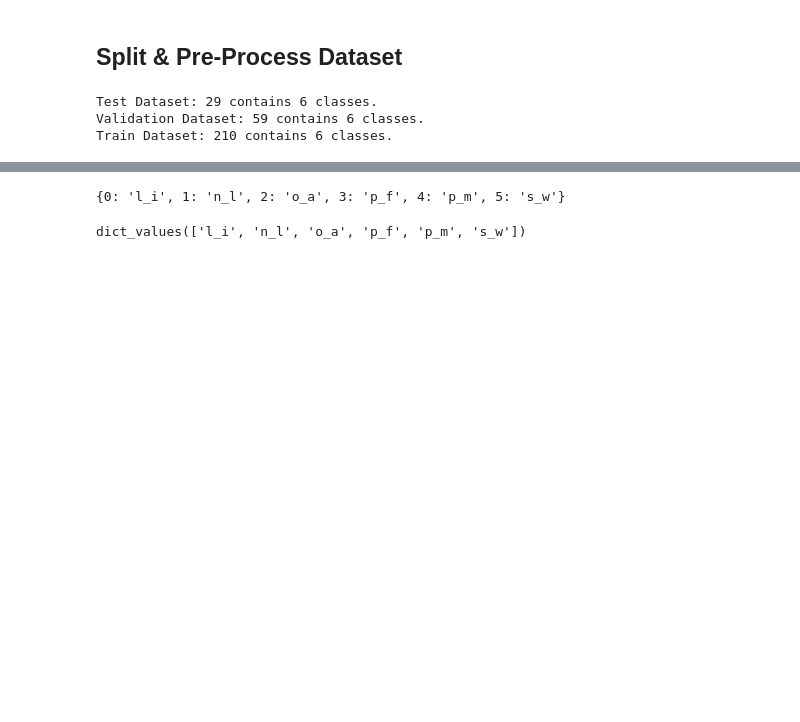
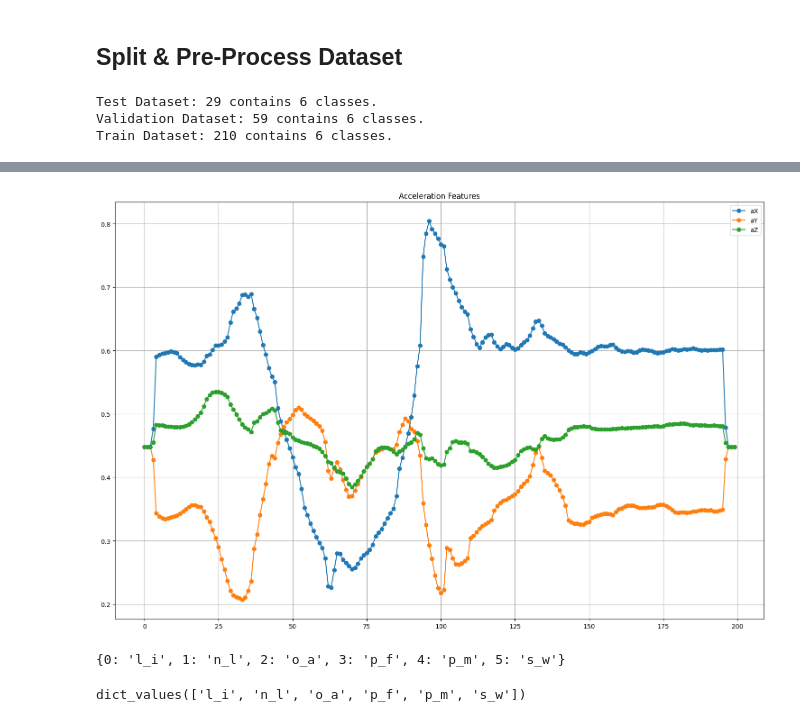
Before and after one commit to VedanshGoenka/RepMate_Tiny_ML, a Jupyter notebook: src/model/notebooks/Initial_Model_TFLite.ipynb, the cells around one changed output, grey strips where cells are left out. Saved outputs shown, nothing was run; the diff lists cells and outputs as text; code cells hidden in the pictures; blank space fills up the shorter version.

```diff
--- a/src/model/notebooks/Initial_Model_TFLite.ipynb
+++ b/src/model/notebooks/Initial_Model_TFLite.ipynb
@@ -913,35 +1023,29 @@ Train: (444, 200, 6) Labels: (444,))
 # %%
-def plot_feature_distribution(data, labels):
-    first_sample = data[0]
-    first_label = labels[0]
+def plot_feature_distribution(data, labels, idx = 0):
+    first_sample = data[idx]
+    first_label = labels[idx]
 
-    # Create a figure with two subplots to visualize the distribution of features
-    fig, axes = plt.subplots(2, 1, figsize=(15, 10))
+    # Create a figure with one subplot
+    fig, ax = plt.subplots(figsize=(15, 10))
 
     # Plot values for acceleration features (0:3)
-    axes[0].plot(first_sample[:, 0], marker="o", label="aX")
-    axes[0].plot(first_sample[:, 1], marker="o", label="aY")
-    axes[0].plot(first_sample[:, 2], marker="o", label="aZ")
-    axes[0].set_title("Acceleration Features")
-    axes[0].legend()
-    axes[0].grid(True)
-
-    # Plot values for gyroscope features (3:6)
-    axes[1].plot(first_sample[:, 3], marker="o", label="gX")
-    axes[1].plot(first_sample[:, 4], marker="o", label="gY")
-    axes[1].plot(first_sample[:, 5], marker="o", label="gZ")
-    axes[1].set_title("Gyroscope Features")
-    axes[1].legend()
-    axes[1].grid(True)
+    ax.plot(first_sample[:, 0], marker="o", label="aX")
+    ax.plot(first_sample[:, 1], marker="o", label="aY")
+    ax.plot(first_sample[:, 2], marker="o", label="aZ")
+    ax.set_title("Acceleration Features")
+    ax.legend()
+    ax.grid(True)
 
     # Adjust layout and display the plots
     plt.tight_layout()
     plt.show()
 
 # Call the function gated by an if statement
-SHOW_FEATURE_PLOT = False
+SHOW_FEATURE_PLOT = True
 if SHOW_FEATURE_PLOT:
-    plot_feature_distribution(VALIDATION_X, VALIDATION_Y)
+    plot_feature_distribution(VALIDATION_X, VALIDATION_Y, idx = 3)
+# %% [output]
+[figure, added]
 # %%
 # Inference Label Output
 labels = sorted(set(TEST_Y).union(set(VALIDATION_Y)).union(set(TRAIN_Y)))
```
Also changed, not shown: parts of 27 cells of this notebook, 56 other files.
